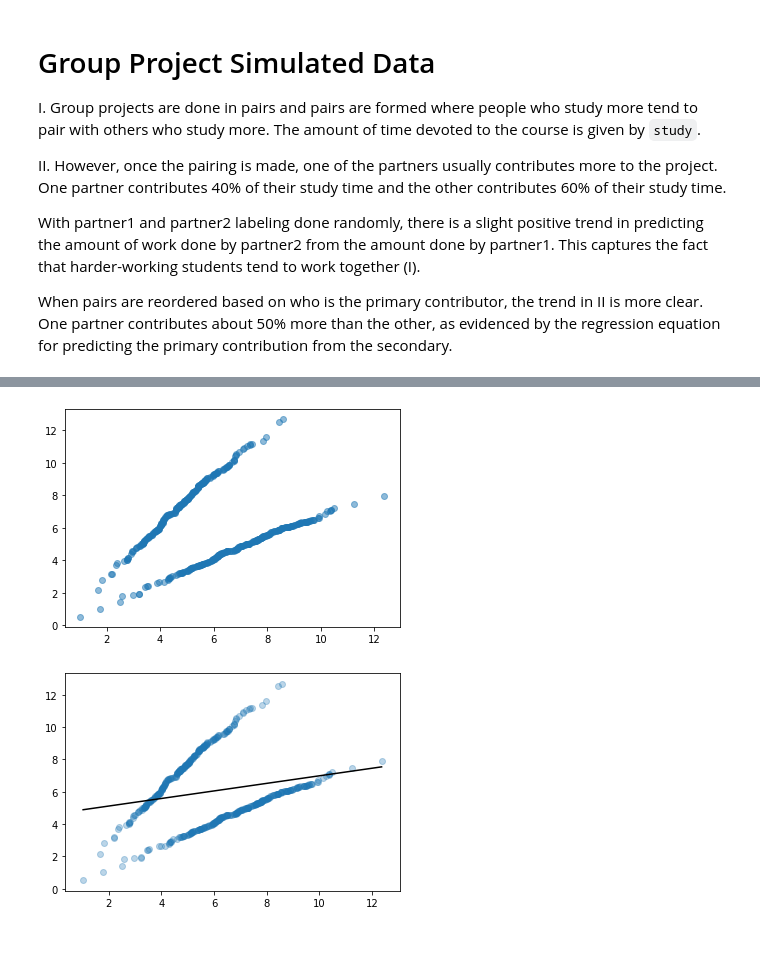
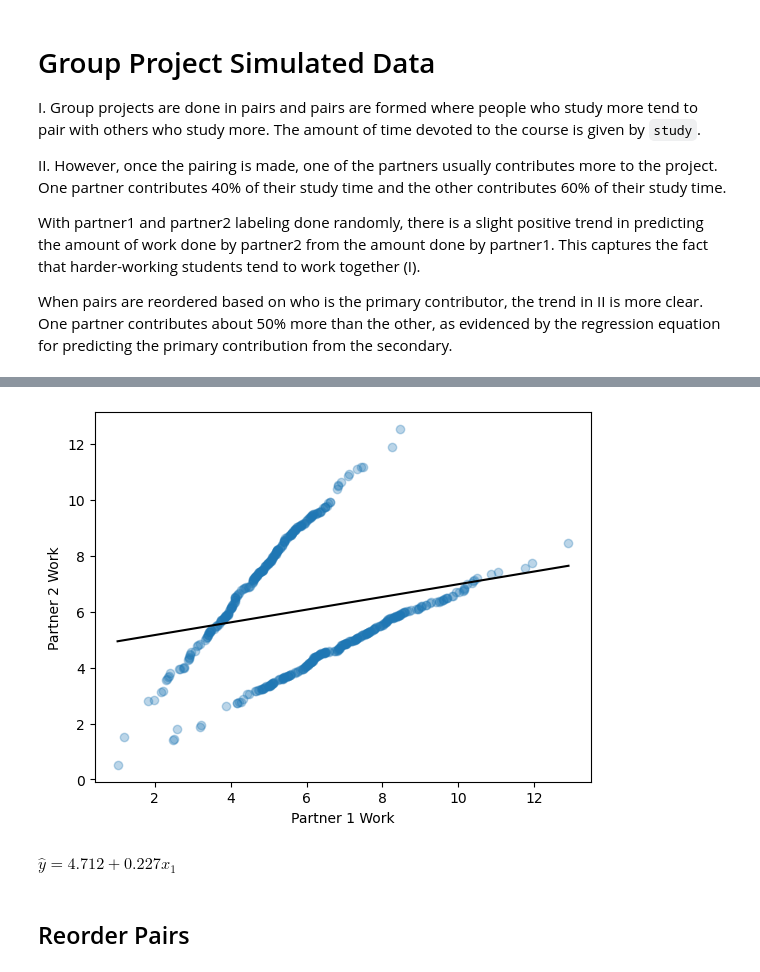
Before and after one commit to alexanderthclark/Stats1101, a Jupyter notebook: Data/SimulatedDataGroupProjectDynamics.ipynb, the cells around one changed output, grey strips where cells are left out. Cells and saved outputs as stored; diff of their text form; code cells hidden in the pictures; blank space fills up the shorter version.

```diff
--- a/Data/SimulatedDataGroupProjectDynamics.ipynb
+++ b/Data/SimulatedDataGroupProjectDynamics.ipynb
@@ -54,12 +54,10 @@ df.head()
 | 4 | Person468 | 4.324286 | Person816 | 4.536020 | 0.6 | 2.594572 | 1.814408 |
-# %%
-scatter_plot(df.work1, df.work2)
-
-#dfp = df[df.prosociality == 0.2]
-#scatter_plot(dfp.volunteer2, dfp.volunteer1, xlim=(0,60))
-# %% [output]
-[figure, removed]
+# %%
+linest(df.work2, df.work1).plot(xlabel = 'Partner 1 Work',
+                               ylabel = 'Partner 2 Work')
+# %% [output]
+[figure, added]
 # %%
-linest(df.work2, df.work1).plot()
+linest(df.work2, df.work1)
 # %% [output]
-[figure, removed]
+$\hat{y} = 4.712 +0.227 x_{1}$
@@ -68,3 +64,5 @@ linest(df.work2, df.work1).plot()
+# %% [markdown]
+## Reorder Pairs
 # %%
 df['max_work'] = df[['work1','work2']].max(axis = 1)
 df['min_work'] = df[['work1','work2']].min(axis = 1)
```
Also changed, not shown: parts of 6 cells of this notebook, 2 other files.
